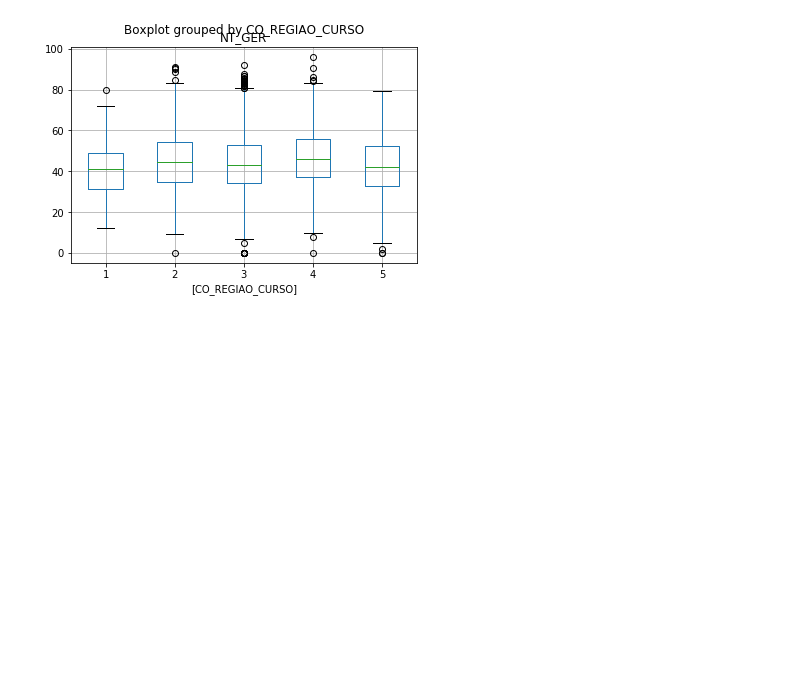
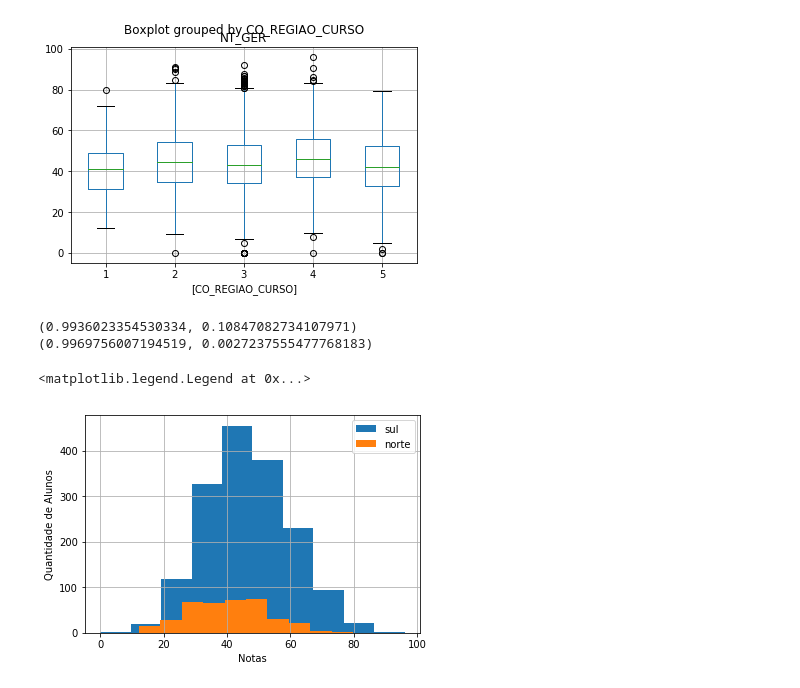
Before and after one commit to BrenoPeixotobr/topicosic, a Jupyter notebook: Trabalho/ENADE2014.ipynb, the cells around one changed output. Cells and saved outputs as stored; diff of their text form; code cells hidden in the pictures; blank space fills up the shorter version.

```diff
--- a/Trabalho/ENADE2014.ipynb
+++ b/Trabalho/ENADE2014.ipynb
@@ -217,3 +217,22 @@ qe05.boxplot(by='CO_REGIAO_CURSO')
 # %% [output]
 <matplotlib.axes._subplots.AxesSubplot at 0x...>
 [figure]
+# %%
+print(stats.shapiro(qe05.NT_GER.loc[qe05.CO_REGIAO_CURSO ==1]))
+
+print(stats.shapiro(qe05.NT_GER.loc[qe05.CO_REGIAO_CURSO == 4]))
+
+#a saída do teste é o valor W e o p-value
+#Considera-se que a suposição não é violada quando o p-value é maior que alpha, normalmente 0.05
+
+#pelo histograma, também é possível observar a distribuição dos dados.
+qe05.NT_GER.loc[qe05.CO_REGIAO_CURSO==4].hist(label="sul")
+qe05.NT_GER.loc[qe05.CO_REGIAO_CURSO==1].hist(label="norte")
+plt.xlabel("Notas")
+plt.ylabel("Quantidade de Alunos")
+plt.legend()
+# %% [output]
+(0.9936023354530334, 0.10847082734107971)
+(0.9969756007194519, 0.0027237555477768183)
+<matplotlib.legend.Legend at 0x...>
+[figure, added]
```
